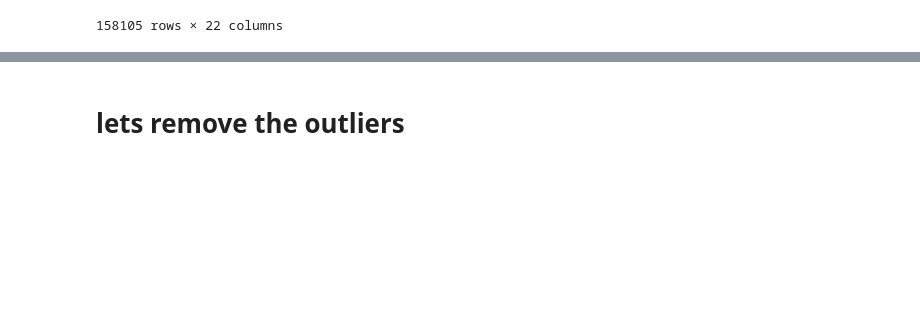
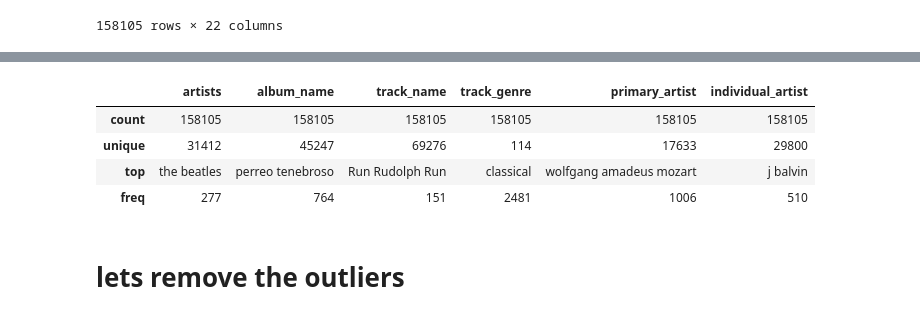
Before and after one commit to workingshady/dey-hireready-ai-computer-vision-portfolio, a Jupyter notebook: 03_ml_fundamentals/projects/spotify-ml-analysis/notebooks/00_exploration.ipynb, the cells around one changed output, grey strips where cells are left out. Cells and saved outputs as stored; diff of their text form; code cells hidden in the pictures; blank space fills up the shorter version.

```diff
--- a/03_ml_fundamentals/projects/spotify-ml-analysis/notebooks/00_exploration.ipynb
+++ b/03_ml_fundamentals/projects/spotify-ml-analysis/notebooks/00_exploration.ipynb
@@ -549,6 +549,14 @@ df_v1.describe()
 | 50% | 35.000000 | 2.131860e+05 | 0.592000 | 0.684000 | 5.000000 | -6.924000 | 1.000000 | 0.050200 | 0.172000 | ... |
 | 75% | 51.000000 | 2.640000e+05 | 0.706000 | 0.844000 | 8.000000 | -4.929000 | 1.000000 | 0.088500 | 0.599000 | ... |
 | max | 100.000000 | 5.237295e+06 | 0.985000 | 1.000000 | 11.000000 | 4.532000 | 1.000000 | 0.965000 | 0.996000 | ... |
+# %%
+df_v1.describe(include="O")
+# %% [output]
+|  | artists | album_name | track_name | track_genre | primary_artist | individual_artist |
+| count | 158105 | 158105 | 158105 | 158105 | 158105 | 158105 |
+| unique | 31412 | 45247 | 69276 | 114 | 17633 | 29800 |
+| top | the beatles | perreo tenebroso | Run Rudolph Run | classical | wolfgang amadeus mozart | j balvin |
+| freq | 277 | 764 | 151 | 2481 | 1006 | 510 |
 # %% [markdown]
 # **lets remove the outliers**
 # %%
```
Also changed, not shown: parts of 13 cells of this notebook, 13 other files.
